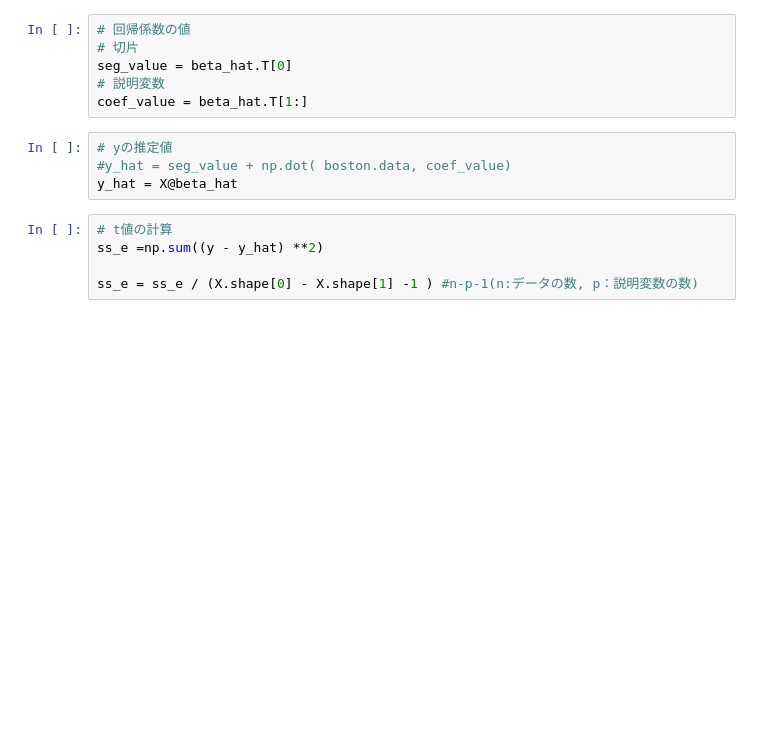
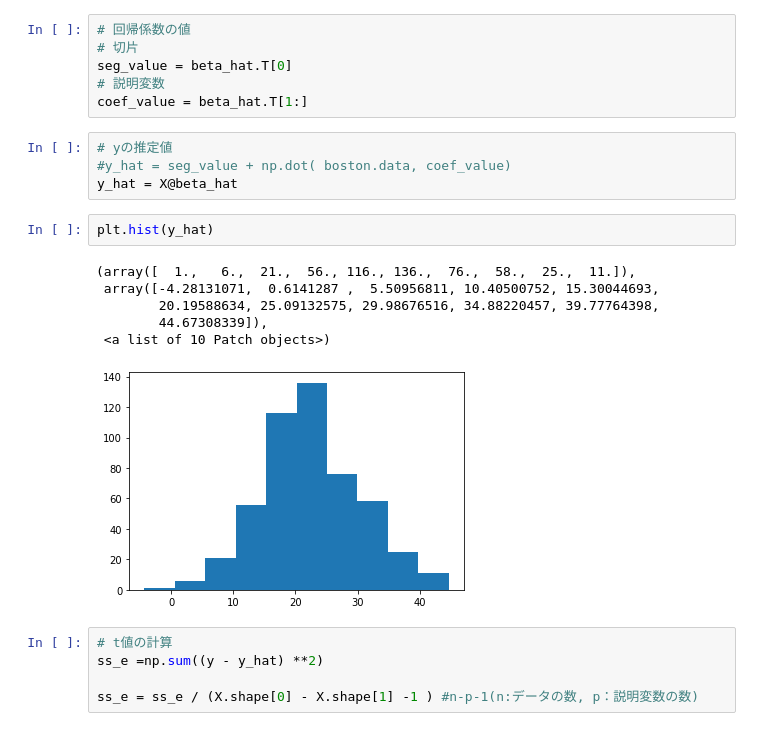
Before and after one commit to nori0724/COVID-19, a Jupyter notebook: notebook/practice/回帰係数t値の求め方.ipynb, the cells around one changed output. Saved outputs shown, nothing was run; the diff lists cells and outputs as text; blank space fills up the shorter version.

```diff
--- a/notebook/practice/回帰係数t値の求め方.ipynb
+++ b/notebook/practice/回帰係数t値の求め方.ipynb
@@ -42,6 +44,15 @@ coef_value = beta_hat.T[1:]
 # yの推定値
 #y_hat = seg_value + np.dot( boston.data, coef_value)
 y_hat = X@beta_hat
+# %%
+plt.hist(y_hat)
+# %% [output]
+(array([  1.,   6.,  21.,  56., 116., 136.,  76.,  58.,  25.,  11.]),
+ array([-4.28131071,  0.6141287 ,  5.50956811, 10.40500752, 15.30044693,
+        20.19588634, 25.09132575, 29.98676516, 34.88220457, 39.77764398,
+        44.67308339]),
+ <a list of 10 Patch objects>)
+[figure, added]
 # %%
 # t値の計算
 ss_e =np.sum((y - y_hat) **2)
```
Also changed, not shown: parts of 14 cells of this notebook, 5 other files.
